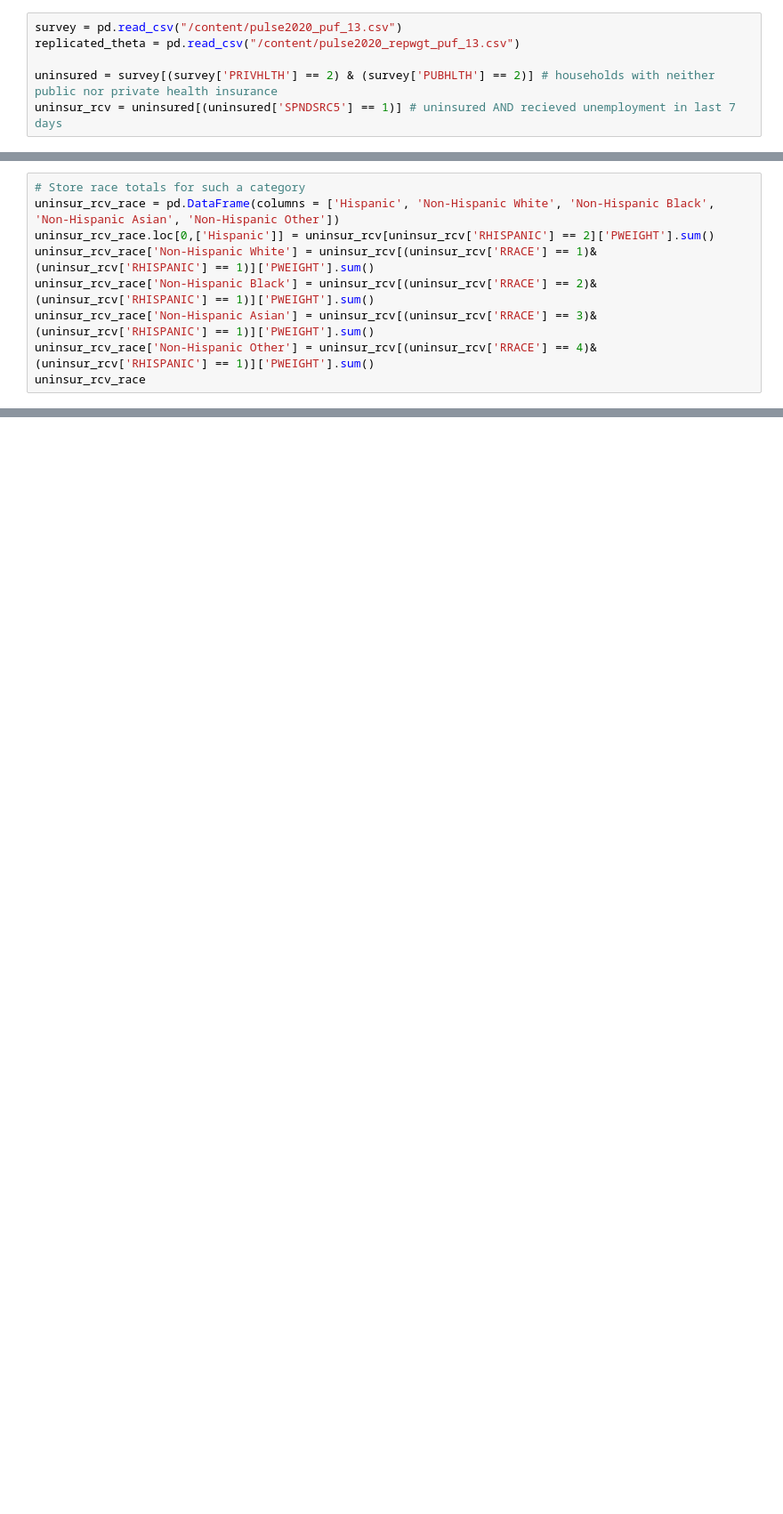
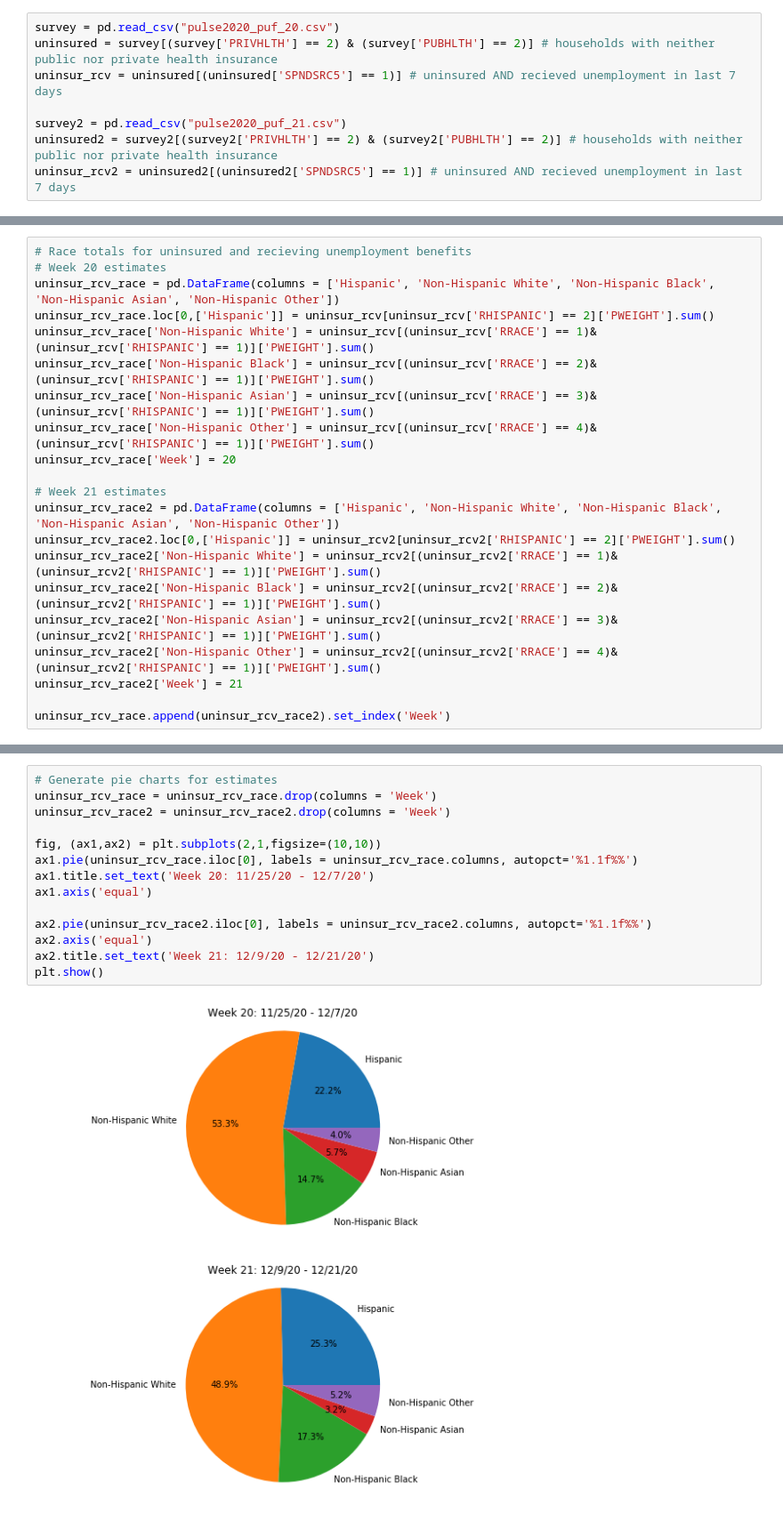
Before and after one commit to rebdorn/Covid_Impact, a Jupyter notebook: generate_estimates.ipynb, the cells around one changed output, grey strips where cells are left out. Shown: that part at 89% size. Cells and saved outputs as stored; diff of their text form; blank space fills up the shorter version.

Commit message:
Updated with graphs

```diff
--- a/generate_estimates.ipynb
+++ b/generate_estimates.ipynb
@@ -4,6 +12,8 @@ import numpy as np
 # %%
-survey = pd.read_csv("/content/pulse2020_puf_13.csv")
-replicated_theta = pd.read_csv("/content/pulse2020_repwgt_puf_13.csv")
-
+survey = pd.read_csv("pulse2020_puf_20.csv")
 uninsured = survey[(survey['PRIVHLTH'] == 2) & (survey['PUBHLTH'] == 2)] # households with neither public nor private health insurance
 uninsur_rcv = uninsured[(uninsured['SPNDSRC5'] == 1)] # uninsured AND recieved unemployment in last 7 days
+
+survey2 = pd.read_csv("pulse2020_puf_21.csv")
+uninsured2 = survey2[(survey2['PRIVHLTH'] == 2) & (survey2['PUBHLTH'] == 2)] # households with neither public nor private health insurance
+uninsur_rcv2 = uninsured2[(uninsured2['SPNDSRC5'] == 1)] # uninsured AND recieved unemployment in last 7 days
@@ -10,9 +23,21 @@ uninsur_rcv = uninsured[(uninsured['SPNDSRC5'] == 1)] # uninsured AND recieved u
 # %%
-# Store race totals for such a category
+# Race totals for uninsured and recieving unemployment benefits
+# Week 20 estimates
 uninsur_rcv_race = pd.DataFrame(columns = ['Hispanic', 'Non-Hispanic White', 'Non-Hispanic Black', 'Non-Hispanic Asian', 'Non-Hispanic Other'])
 uninsur_rcv_race.loc[0,['Hispanic']] = uninsur_rcv[uninsur_rcv['RHISPANIC'] == 2]['PWEIGHT'].sum()
 uninsur_rcv_race['Non-Hispanic White'] = uninsur_rcv[(uninsur_rcv['RRACE'] == 1)&(uninsur_rcv['RHISPANIC'] == 1)]['PWEIGHT'].sum()
 uninsur_rcv_race['Non-Hispanic Black'] = uninsur_rcv[(uninsur_rcv['RRACE'] == 2)&(uninsur_rcv['RHISPANIC'] == 1)]['PWEIGHT'].sum()
 uninsur_rcv_race['Non-Hispanic Asian'] = uninsur_rcv[(uninsur_rcv['RRACE'] == 3)&(uninsur_rcv['RHISPANIC'] == 1)]['PWEIGHT'].sum()
 uninsur_rcv_race['Non-Hispanic Other'] = uninsur_rcv[(uninsur_rcv['RRACE'] == 4)&(uninsur_rcv['RHISPANIC'] == 1)]['PWEIGHT'].sum()
-uninsur_rcv_race
+uninsur_rcv_race['Week'] = 20
+
+# Week 21 estimates
+uninsur_rcv_race2 = pd.DataFrame(columns = ['Hispanic', 'Non-Hispanic White', 'Non-Hispanic Black', 'Non-Hispanic Asian', 'Non-Hispanic Other'])
+uninsur_rcv_race2.loc[0,['Hispanic']] = uninsur_rcv2[uninsur_rcv2['RHISPANIC'] == 2]['PWEIGHT'].sum()
+uninsur_rcv_race2['Non-Hispanic White'] = uninsur_rcv2[(uninsur_rcv2['RRACE'] == 1)&(uninsur_rcv2['RHISPANIC'] == 1)]['PWEIGHT'].sum()
+uninsur_rcv_race2['Non-Hispanic Black'] = uninsur_rcv2[(uninsur_rcv2['RRACE'] == 2)&(uninsur_rcv2['RHISPANIC'] == 1)]['PWEIGHT'].sum()
+uninsur_rcv_race2['Non-Hispanic Asian'] = uninsur_rcv2[(uninsur_rcv2['RRACE'] == 3)&(uninsur_rcv2['RHISPANIC'] == 1)]['PWEIGHT'].sum()
+uninsur_rcv_race2['Non-Hispanic Other'] = uninsur_rcv2[(uninsur_rcv2['RRACE'] == 4)&(uninsur_rcv2['RHISPANIC'] == 1)]['PWEIGHT'].sum()
+uninsur_rcv_race2['Week'] = 21
+
+uninsur_rcv_race.append(uninsur_rcv_race2).set_index('Week')
@@ -18,0 +49,16 @@ uninsur_rcv_race
+# %%
+# Generate pie charts for estimates
+uninsur_rcv_race = uninsur_rcv_race.drop(columns = 'Week')
+uninsur_rcv_race2 = uninsur_rcv_race2.drop(columns = 'Week')
+
+fig, (ax1,ax2) = plt.subplots(2,1,figsize=(10,10))
+ax1.pie(uninsur_rcv_race.iloc[0], labels = uninsur_rcv_race.columns, autopct='%1.1f%%')
+ax1.title.set_text('Week 20: 11/25/20 - 12/7/20')
+ax1.axis('equal')
+
+ax2.pie(uninsur_rcv_race2.iloc[0], labels = uninsur_rcv_race2.columns, autopct='%1.1f%%')
+ax2.axis('equal')
+ax2.title.set_text('Week 21: 12/9/20 - 12/21/20')
+plt.show()
+# %% [output]
+[figure, added]
```
Also changed, not shown: parts of 24 cells of this notebook.
